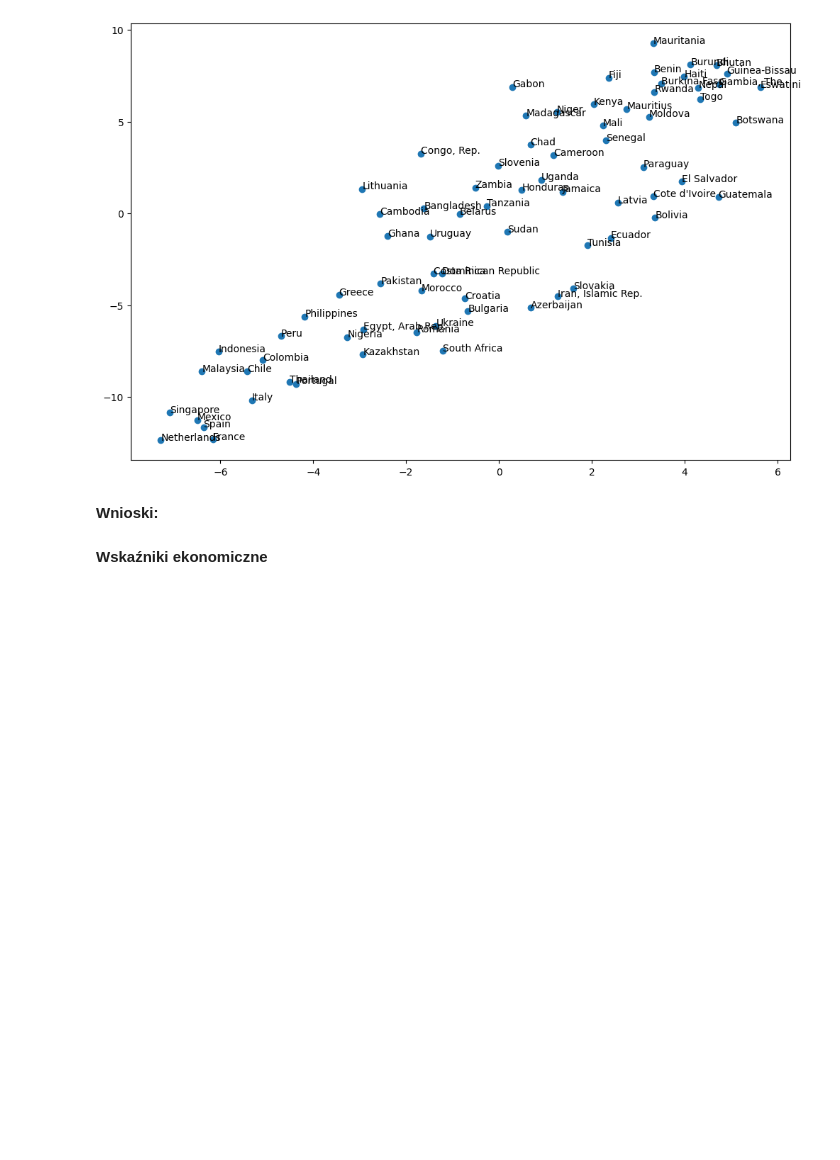
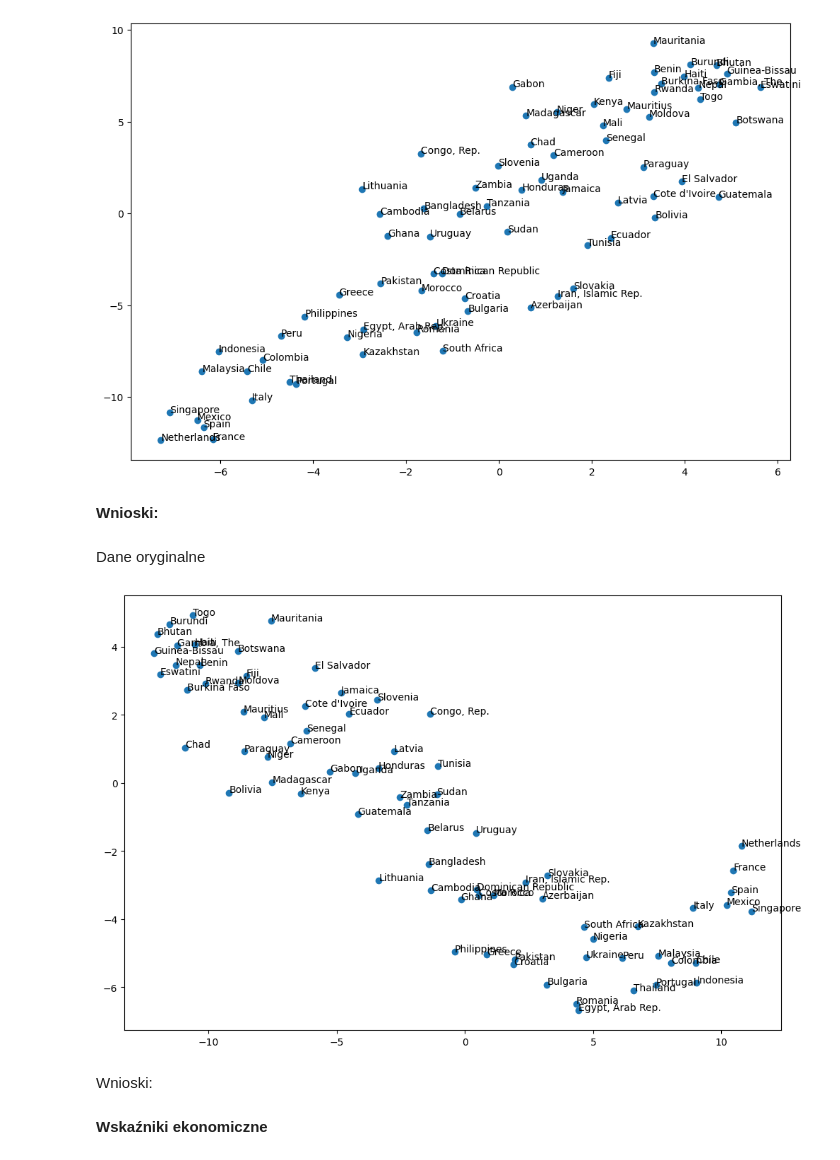
Before and after one commit to lion158/Eksploracja_Danych_Projekt, a Jupyter notebook: EksploracjaDanychProjekt2.ipynb, the cells around one changed output. Cells and saved outputs as stored; diff of their text form; code cells hidden in the pictures; blank space fills up the shorter version.

Commit message:
Dodanie tsne dla oryginalnych danych

```diff
--- a/EksploracjaDanychProjekt2.ipynb
+++ b/EksploracjaDanychProjekt2.ipynb
@@ -539,6 +543,23 @@ plt.show()
 [figure]
 # %% [markdown]
 **Wnioski:**
+# %% [markdown]
+Dane oryginalne
+# %%
+tsne = TSNE(n_components=2, perplexity=15, random_state=0)
+X_all_tsne = tsne.fit_transform(df_all_indicators.values)
+
+fig, ax = plt.subplots(figsize=(12, 8))
+ax.scatter(X_all_tsne[:,0], X_all_tsne[:,1])
+
+for i, txt in enumerate(countries_full_names):
+  ax.annotate(txt, (X_all_tsne[i,0], X_all_tsne[i,1]))
+
+plt.show()
+# %% [output]
+[figure, added]
+# %% [markdown]
+Wnioski:
 # %% [markdown]
 **Wskaźniki ekonomiczne**
 # %%
```
Also changed, not shown: parts of 12 cells of this notebook.
